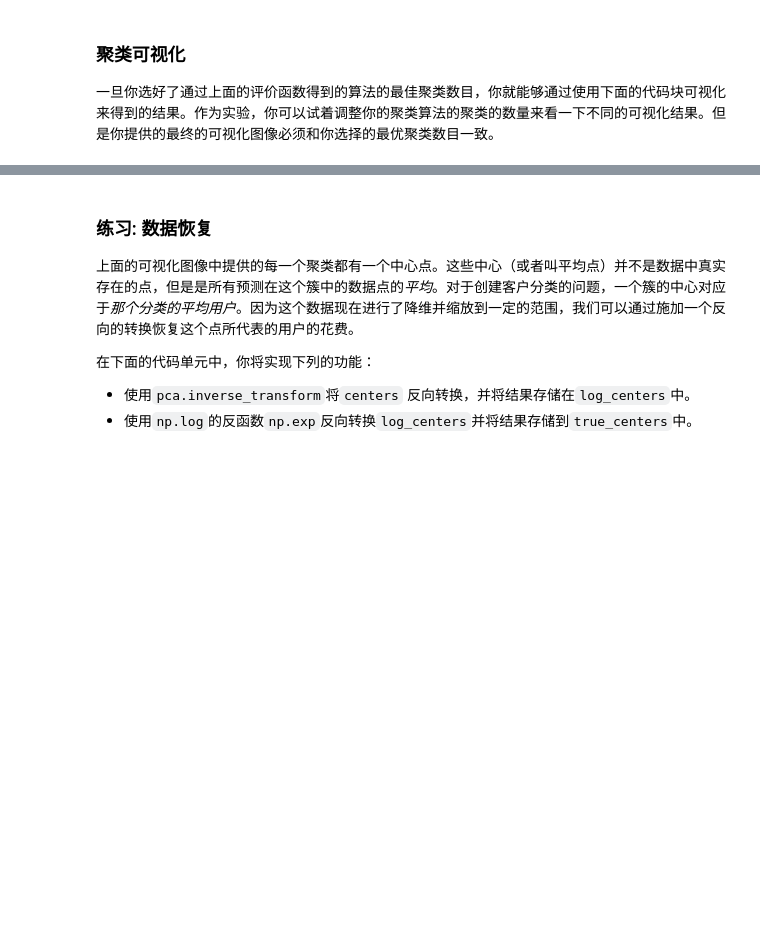
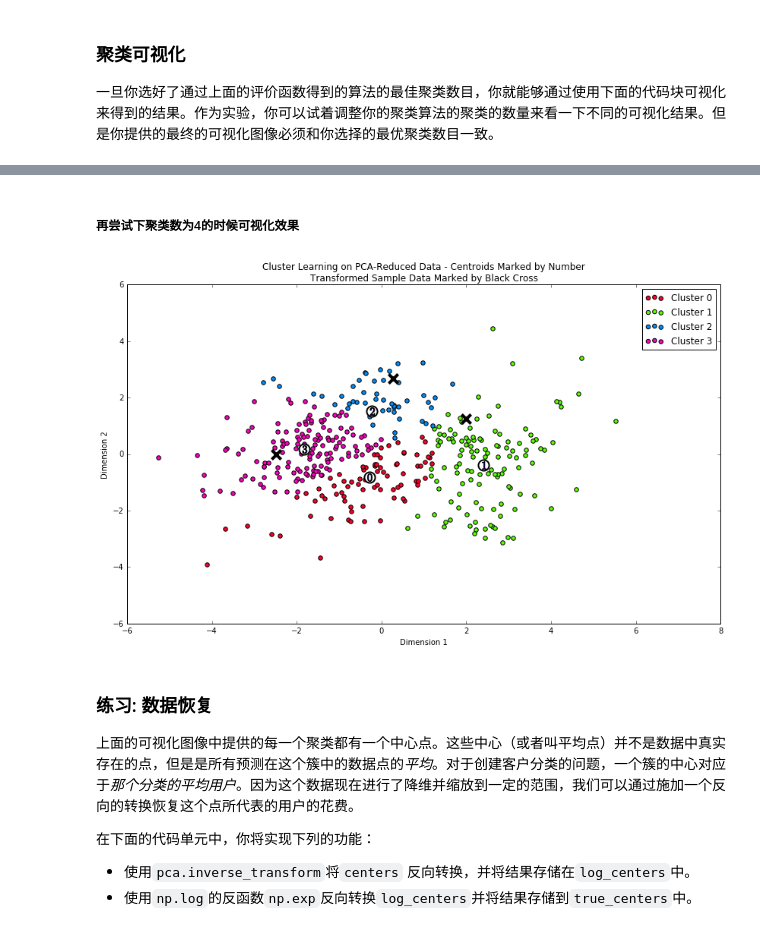
Before and after one commit to fancyChuan/creating_customer_segments, a Jupyter notebook: customer_segments.ipynb, the cells around one changed output, grey strips where cells are left out. Cells and saved outputs as stored; diff of their text form; code cells hidden in the pictures; blank space fills up the shorter version.

```diff
--- a/customer_segments.ipynb
+++ b/customer_segments.ipynb
@@ -402,18 +431,3 @@ vs.biplot(good_data, reduced_data, pca)
  - 预测`pca_samples`中的每一个样本点的类别并将结果赋值到`sample_preds`。
  - 导入sklearn.metrics.silhouette_score包并计算`reduced_data`相对于`preds`的轮廓系数。
    - 将轮廓系数赋值给`score`并输出结果。
-# %%
-# TODO：在降维后的数据上使用你选择的聚类算法
-clusterer = None
-
-# TODO：预测每一个点的簇
-preds = None
-
-# TODO：找到聚类中心
-centers = None
-
-# TODO：预测在每一个转换后的样本点的类
-sample_preds = None
-
-# TODO：计算选择的类别的平均轮廓系数（mean silhouette coefficient）
-score = None
@@ -425,0 +480,15 @@ score = None
+# %%
+clusterer = GaussianMixture(n_components=6, random_state=52)
+clusterer.fit(reduced_data)
+# TODO：预测每一个点的簇
+preds = clusterer.predict(reduced_data)
+
+# TODO：找到聚类中心
+centers = clusterer.means_
+
+# TODO：预测在每一个转换后的样本点的类
+sample_preds = clusterer.predict(pca_samples)
+
+# TODO：计算选择的类别的平均轮廓系数（mean silhouette coefficient）
+score = silhouette_score(reduced_data, preds)
+print "聚类数为 6 时的轮廓系数为 %f" % score
@@ -432,3 +505,20 @@ vs.cluster_results(reduced_data, preds, centers, pca_samples)
+# %% [markdown]
+##### 再尝试下聚类数为4的时候可视化效果
+# %%
+clusterer4 = GaussianMixture(n_components=4, random_state=52)
+clusterer4.fit(reduced_data)
+# TODO：预测每一个点的簇
+preds4 = clusterer4.predict(reduced_data)
+
+# TODO：找到聚类中心
+centers4 = clusterer4.means_
+
+# TODO：预测在每一个转换后的样本点的类
+sample_preds4 = clusterer4.predict(pca_samples)
+
+vs.cluster_results(reduced_data, preds4, centers4, pca_samples)
+# %% [output]
+[figure, added]
 # %% [markdown]
 ### 练习: 数据恢复
 上面的可视化图像中提供的每一个聚类都有一个中心点。这些中心（或者叫平均点）并不是数据中真实存在的点，但是是所有预测在这个簇中的数据点的*平均*。对于创建客户分类的问题，一个簇的中心对应于*那个分类的平均用户*。因为这个数据现在进行了降维并缩放到一定的范围，我们可以通过施加一个反向的转换恢复这个点所代表的用户的花费。
```
Also changed, not shown: parts of 21 cells of this notebook.
